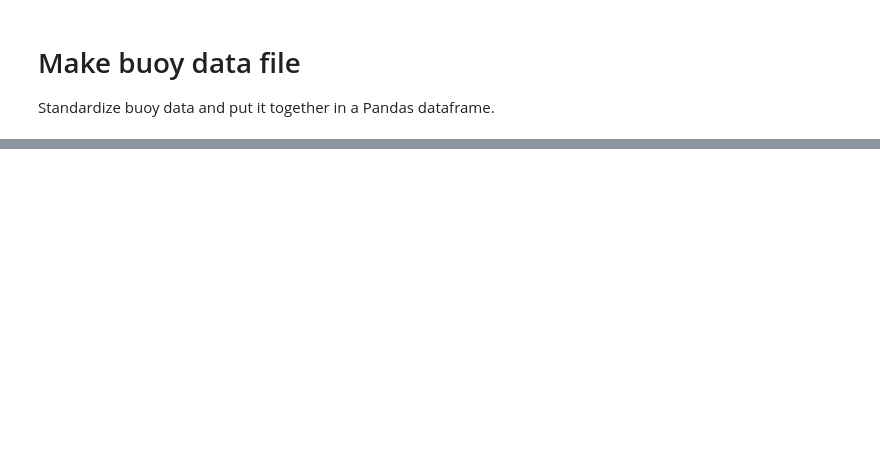
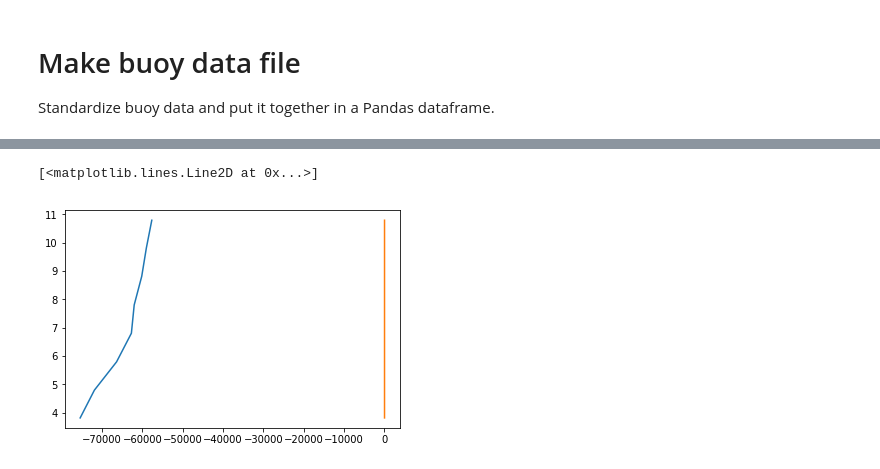
Before and after one commit to kthyng/flood_estimate, a Jupyter notebook: make_data.ipynb, the cells around one changed output, grey strips where cells are left out. Drawn from its saved outputs; the diff is of its cells as text; code cells hidden in the pictures; blank space fills up the shorter version.

```diff
--- a/make_data.ipynb
+++ b/make_data.ipynb
@@ -148,0 +216,16 @@ if not os.path.exists(savename):
+# %%
+kappa = 0.41  # von karman
+# z0 = 3  # bottom roughness
+nu = 0.0000010533  # m2/s
+dudz = (s[:,-2] - s[:,-1])*(depths[-2] - depths[-1])
+ustar = np.sqrt(nu * dudz)
+
+
+lhs = s[0,:]/ustar[0]  # u/u*
+rhs = 1/kappa * np.log(depths*ustar[0]/nu)
+# %%
+plt.plot(lhs, depths)
+plt.plot(rhs, depths)
+# %% [output]
+[<matplotlib.lines.Line2D at 0x...>]
+[figure, added]
```
Also changed, not shown: parts of 16 cells of this notebook.
